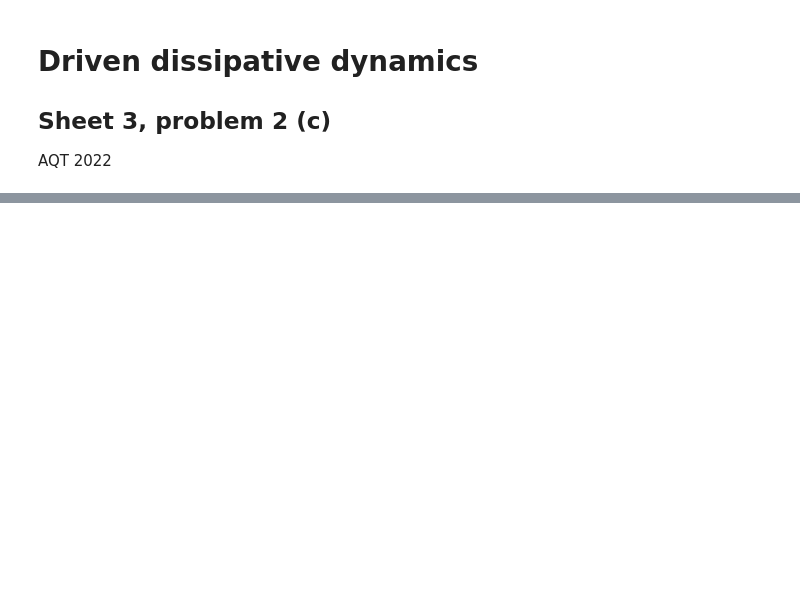
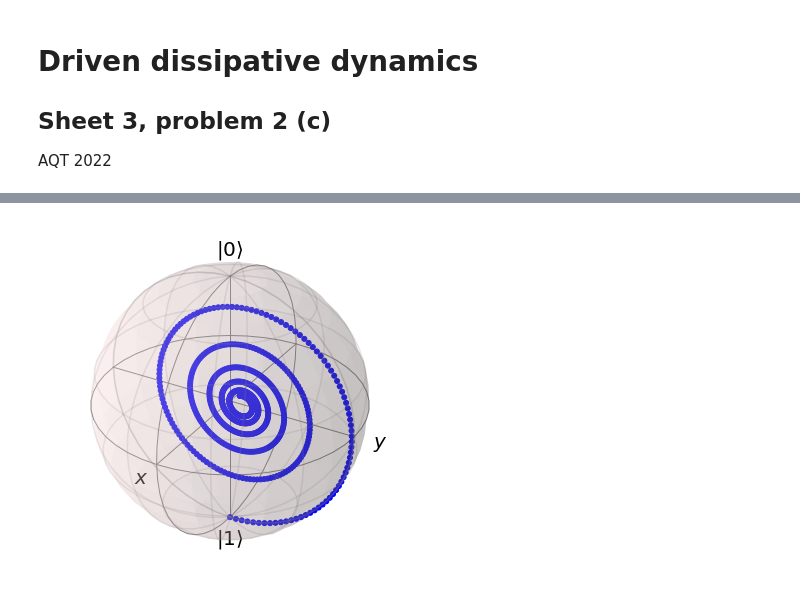
Before and after one commit to AdrianAasen/AQT, a Jupyter notebook: AQT_Driven_dissipative_dynamics.ipynb, the cells around one changed output, grey strips where cells are left out. Cells and saved outputs as stored; diff of their text form; code cells hidden in the pictures; blank space fills up the shorter version.

Commit message:
Shows just time path

```diff
--- a/AQT_Driven_dissipative_dynamics.ipynb
+++ b/AQT_Driven_dissipative_dynamics.ipynb
@@ -23,35 +30,32 @@ from ipywidgets import FloatSlider, fixed, IntSlider
 # %%
 # Define initial parameters
-omega=1
-
+omega=0.5
+a=0.1 # Scale value, model is only valid of a<4 (equivalent to omega>gamma/4).
+gamma=a*omega
+omegaGamma=np.sqrt(omega**2 - (gamma/4)**2)
+nPlotPoints=700 # Number of sequential plots to be plotted simultaneously
 dt=0.1 # Step length
-
-
-def pauliExp(t,omega):
-  # Set conditions given in the problem
-  gamma=omega
-  omegaGamma=np.sqrt(omega**2 - (gamma/4)**2)
-
-  # Defien the Pauli expectation values
-  x=0*t
-  y=omega*gamma/(omega**2 + gamma**2/2) * (1-np.exp(-t*3*gamma/4)*(np.cos(omegaGamma*t) - (omegaGamma**2-gamma**2/4)/(omegaGamma*gamma)*np.sin(omegaGamma*t)))
-  z= -1 + omega**2/(omega**2 + gamma**2/2) * (1- np.exp(-t*3*gamma/4)*(np.cos(omegaGamma*t) + 3*gamma/(4*omegaGamma)*np.sin(omegaGamma*t)))
-
-  return x,y,z
+t=np.arange(0,0+nPlotPoints*dt,dt) # List of times to plot
 
 
 
-def f(t,omega):
-  # calculate the spin expectation values
-  nPlotPoints=10
-  timePoints=np.arange(t,t+10*dt,dt)
-  pauliExpVals = pauliExp(timePoints,omega)
-  print(f'Plotting for times: {timePoints}')
-  print(f'Pauli expectation values:\n x: {pauliExpVals[0]}\n z: {pauliExpVals[1]}\n z: {pauliExpVals[2]}')
-  # plot a point on the sphere
-  b = Bloch()
-  b.add_points(pauliExpVals)
-  b.render()
 
 
-interact(f, t=FloatSlider(min=0,max=100*dt,step=dt), omega=fixed(omega));
+# Calculate the spin expectation values
+x = 0*t
+y = omega*gamma/(omega**2 + gamma**2/2) * (1-np.exp(-t*3*gamma/4)*(np.cos(omegaGamma*t) - (omegaGamma**2-gamma**2/4)/(omegaGamma*gamma)*np.sin(omegaGamma*t)))
+z = -1 + omega**2/(omega**2 + gamma**2/2) * (1- np.exp(-t*3*gamma/4)*(np.cos(omegaGamma*t) + 3*gamma/(4*omegaGamma)*np.sin(omegaGamma*t)))
+pauliExpVals = np.array([x,y,z])
+
+
+## Uncommen these lines if you want to see the values
+#print(f'Plotting for times: {t}')
+#print(f'Pauli expectation values:\n x: {pauliExpVals[0]}\n z: {pauliExpVals[1]}\n z: {pauliExpVals[2]}')
+
+
+# Plot a point on the sphere
+b = Bloch()
+b.add_points(pauliExpVals)
+b.render()
+# %% [output]
+[figure, added]
```
Also changed, not shown: parts of 1 cell of this notebook.
